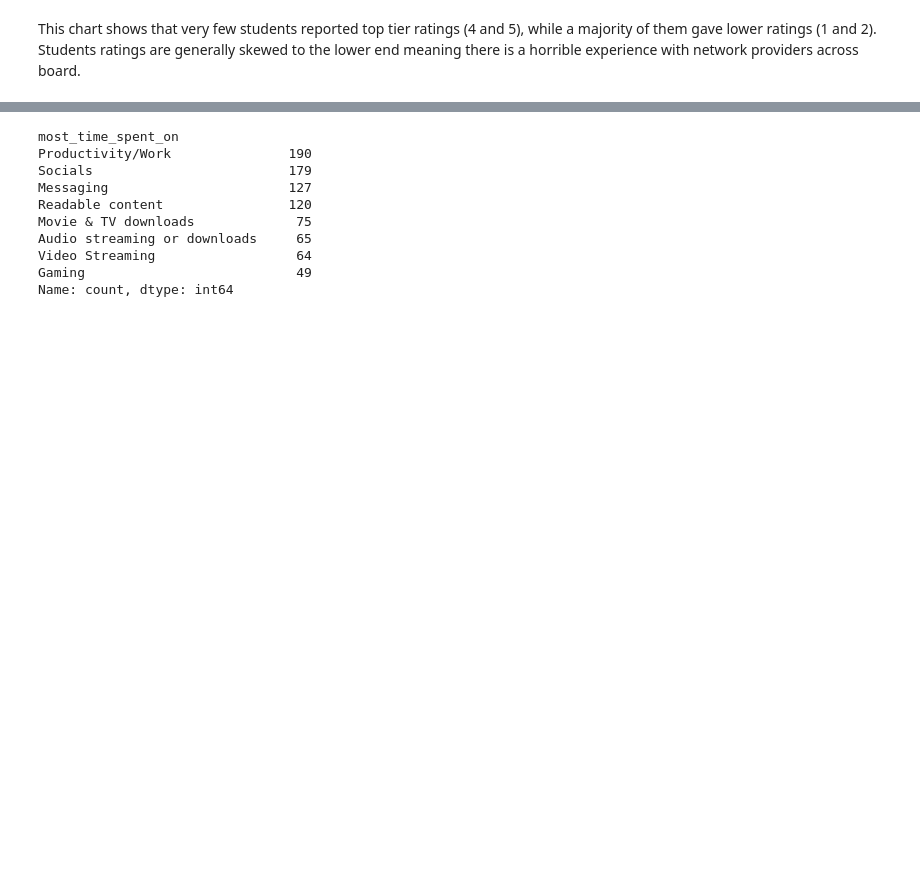
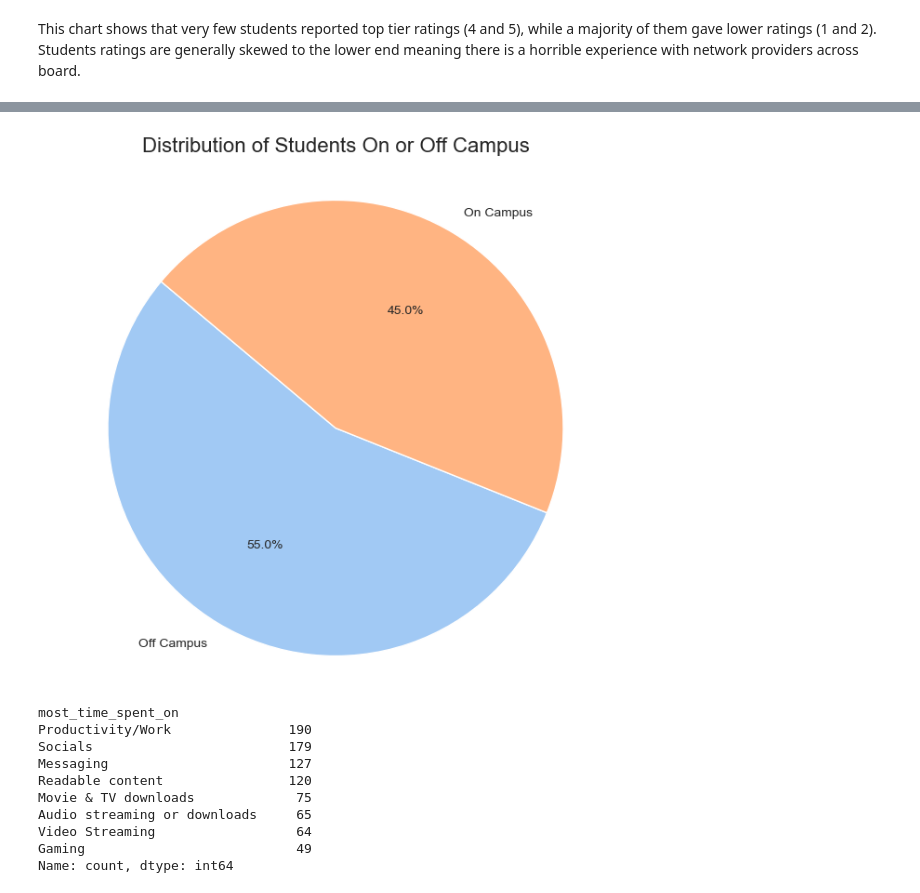
Before and after one commit to kingksjo/internet-survey, a Jupyter notebook: internet-survey.ipynb, the cells around one changed output, grey strips where cells are left out. Drawn from its saved outputs; the diff is of its cells as text; code cells hidden in the pictures; blank space fills up the shorter version.

Commit message:
Visualized the percent of students on campus

```diff
--- a/internet-survey.ipynb
+++ b/internet-survey.ipynb
@@ -267,3 +289,20 @@ This chart shows that very few students reported top tier ratings (4 and 5), whi
+# %%
+def campus_identifier(resid):
+    if resid == "School Hostel":
+        return "On Campus"
+    else:
+        return "Off Campus"
+
+data["campus_status"] = data["residence"].apply(campus_identifier)
+campus_status = data["campus_status"].value_counts()
+# %%
+plt.figure(figsize=(8, 7))
+plt.pie(campus_status, labels=campus_status.index, autopct='%1.1f%%', startangle=140, colors=sns.color_palette("pastel"))
+plt.title('Distribution of Students On or Off Campus', fontsize=16, pad=20)
+plt.axis('equal')  # Equal aspect ratio ensures that pie is drawn as a circle.
+plt.show()
+# %% [output]
+[figure, added]
 # %%
 # Getting the individual values in the "most_time_spent_on" column
 exploded_most_time_spent_on = data["most_time_spent_on"].str.split(', ').explode()
```
Also changed, not shown: parts of 4 cells of this notebook, 1 other file.
